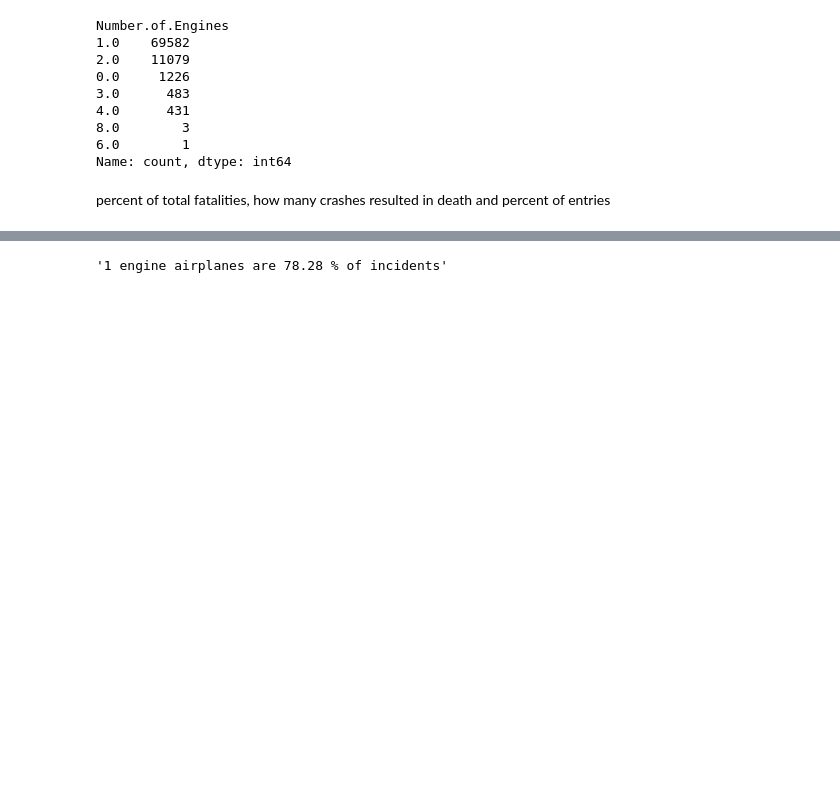
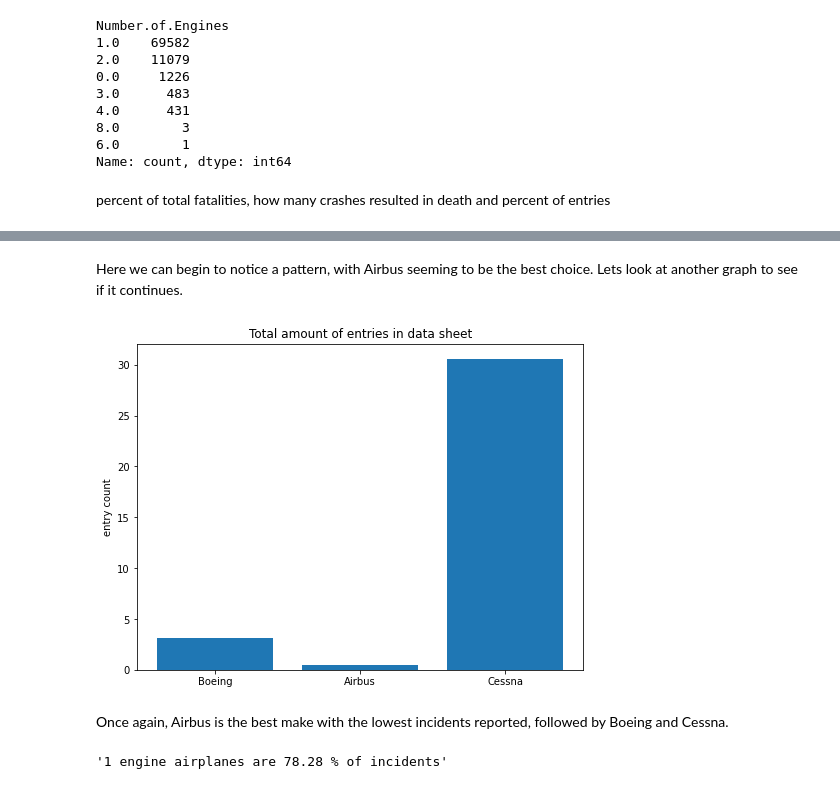
Before and after one commit to Djohnson1313/phase_1_project, a Jupyter notebook: phase_1_project_final.ipynb, the cells around one changed output, grey strips where cells are left out. Cells and saved outputs as stored; diff of their text form; code cells hidden in the pictures; blank space fills up the shorter version.

```diff
--- a/phase_1_project_final.ipynb
+++ b/phase_1_project_final.ipynb
@@ -333,3 +246,21 @@ plt.show()
+# %% [markdown]
+Here we can begin to notice a pattern, with Airbus seeming to be the best choice. Lets look at another graph to see if it continues.
+# %%
+# bargraph to show how many entries each brand is responable for
+
+height = [3.1, 0.51, 30.55]
+x = range(3)
+labels = ['Boeing', 'Airbus', 'Cessna']
+
+fig, ax = plt.subplots(figsize = (8,6))
+ax.bar(x, height, tick_label = labels)
+
+ax.set_title('Total amount of entries in data sheet')
+ax.set_ylabel('entry count');
+# %% [output]
+[figure, added]
+# %% [markdown]
+Once again, Airbus is the best make with the lowest incidents reported, followed by Boeing and Cessna.
 # %%
 engine_count(1)
 # %% [output]
```
Also changed, not shown: parts of 37 cells of this notebook.
